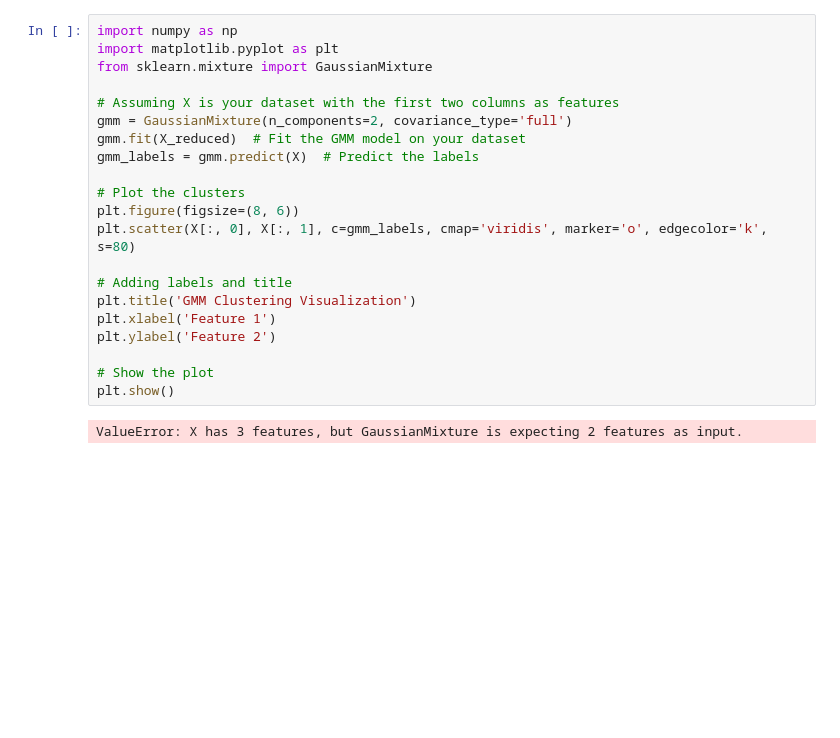
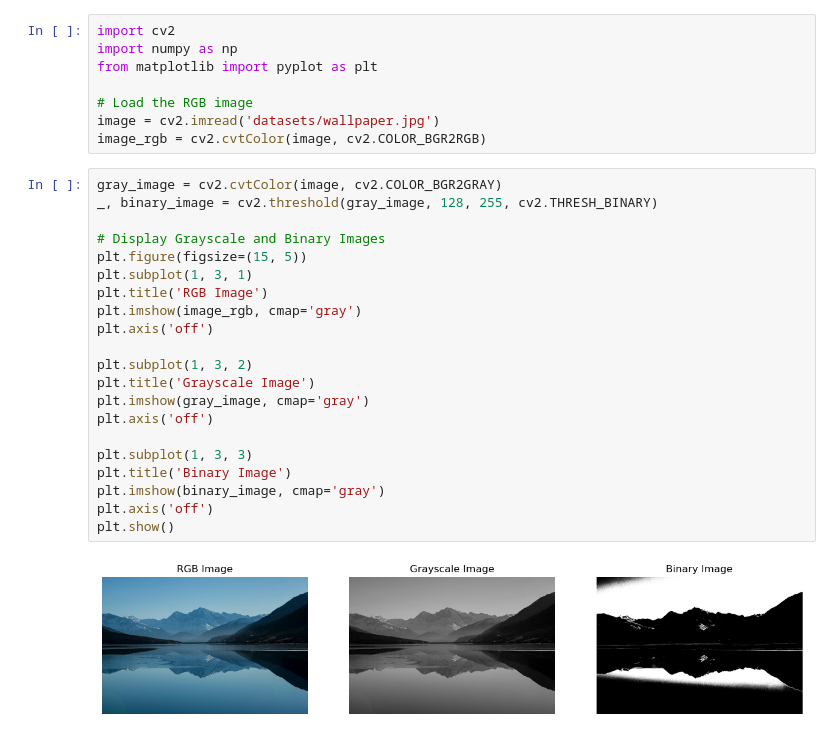
Before and after one commit to Mohit-Marfatia/ML-Lab, a Jupyter notebook: Untitled.ipynb, the cells around one changed output. Cells and saved outputs as stored; diff of their text form; blank space fills up the shorter version.

```diff
--- a/Untitled.ipynb
+++ b/Untitled.ipynb
@@ -447,23 +1,31 @@ Accuracy: 0.615
-# %%
-import numpy as np
-import matplotlib.pyplot as plt
-from sklearn.mixture import GaussianMixture
-
-# Assuming X is your dataset with the first two columns as features
-gmm = GaussianMixture(n_components=2, covariance_type='full')
-gmm.fit(X_reduced)  # Fit the GMM model on your dataset
-gmm_labels = gmm.predict(X)  # Predict the labels
-
-# Plot the clusters
-plt.figure(figsize=(8, 6))
-plt.scatter(X[:, 0], X[:, 1], c=gmm_labels, cmap='viridis', marker='o', edgecolor='k', s=80)
-
-# Adding labels and title
-plt.title('GMM Clustering Visualization')
-plt.xlabel('Feature 1')
-plt.ylabel('Feature 2')
-
-# Show the plot
-plt.show()
-# %% [output]
-ValueError: X has 3 features, but GaussianMixture is expecting 2 features as input.
+# %%
+import cv2
+import numpy as np
+from matplotlib import pyplot as plt
+
+# Load the RGB image
+image = cv2.imread('datasets/wallpaper.jpg')
+image_rgb = cv2.cvtColor(image, cv2.COLOR_BGR2RGB)
+# %%
+gray_image = cv2.cvtColor(image, cv2.COLOR_BGR2GRAY)
+_, binary_image = cv2.threshold(gray_image, 128, 255, cv2.THRESH_BINARY)
+
+# Display Grayscale and Binary Images
+plt.figure(figsize=(15, 5))
+plt.subplot(1, 3, 1)
+plt.title('RGB Image')
+plt.imshow(image_rgb, cmap='gray')
+plt.axis('off')
+
+plt.subplot(1, 3, 2)
+plt.title('Grayscale Image')
+plt.imshow(gray_image, cmap='gray')
+plt.axis('off')
+
+plt.subplot(1, 3, 3)
+plt.title('Binary Image')
+plt.imshow(binary_image, cmap='gray')
+plt.axis('off')
+plt.show()
+# %% [output]
+[figure, added]
```
Also changed, not shown: parts of 24 cells of this notebook, 25 other files.
